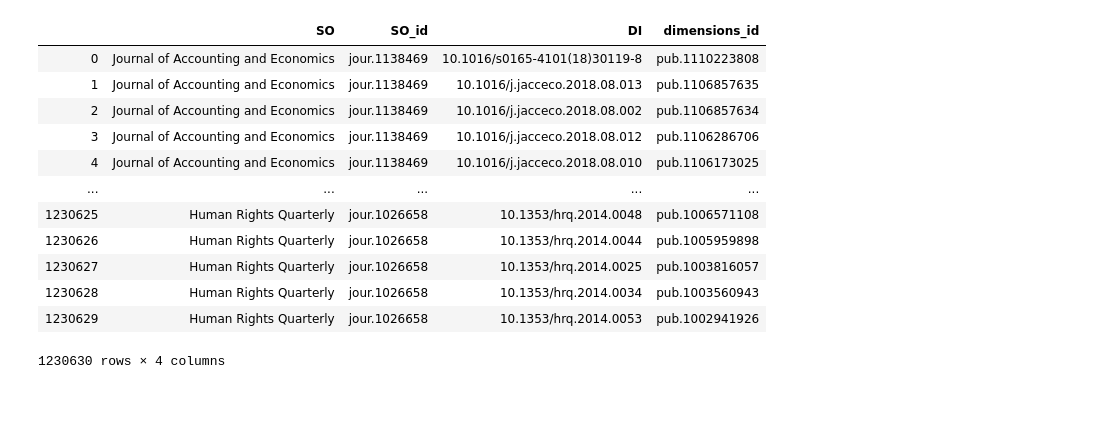
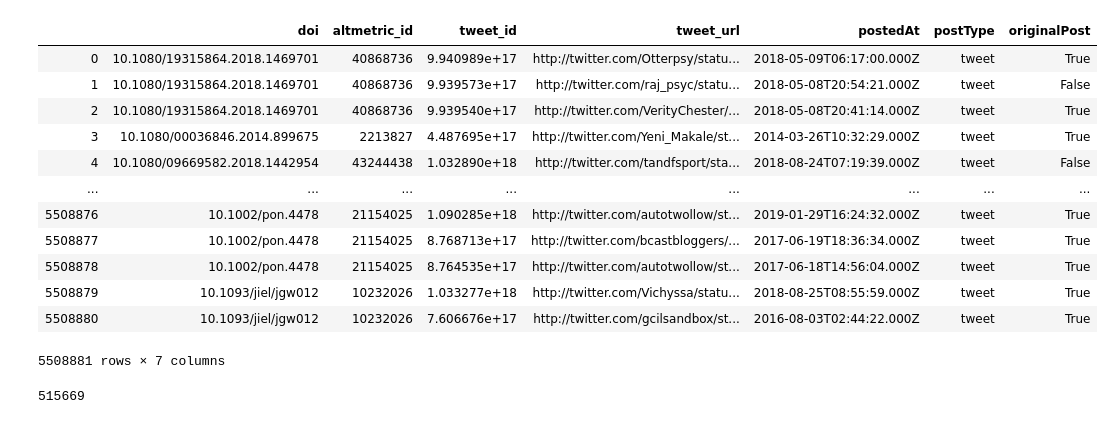
Before and after one commit to gumuxiansheng/AltmetricGrab, a Jupyter notebook: merge_files.ipynb, the cells around one changed output. Saved outputs shown, nothing was run; the diff lists cells and outputs as text; code cells hidden in the pictures.

```diff
--- a/merge_files.ipynb
+++ b/merge_files.ipynb
@@ -93,17 +178,21 @@ df_all.to_csv('SUSTC_Journals/articles_all/all.csv', index=False)
 # %%
-df_all = pd.read_csv('SUSTC_Journals/articles_all/all.csv')
-df_all
+df_all_tweets = pd.read_csv('SUSTC_Journals/articles_all/article_tweets_altmetric/all.csv')
+df_all_tweets
 # %% [output]
-|  | SO | SO_id | DI | dimensions_id |
-| 0 | Journal of Accounting and Economics | jour.1138469 | 10.1016/s0165-4101(18)30119-8 | pub.1110223808 |
-| 1 | Journal of Accounting and Economics | jour.1138469 | 10.1016/j.jacceco.2018.08.013 | pub.1106857635 |
-| 2 | Journal of Accounting and Economics | jour.1138469 | 10.1016/j.jacceco.2018.08.002 | pub.1106857634 |
-| 3 | Journal of Accounting and Economics | jour.1138469 | 10.1016/j.jacceco.2018.08.012 | pub.1106286706 |
-| 4 | Journal of Accounting and Economics | jour.1138469 | 10.1016/j.jacceco.2018.08.010 | pub.1106173025 |
-| ... | ... | ... | ... | ... |
-| 1230625 | Human Rights Quarterly | jour.1026658 | 10.1353/hrq.2014.0048 | pub.1006571108 |
-| 1230626 | Human Rights Quarterly | jour.1026658 | 10.1353/hrq.2014.0044 | pub.1005959898 |
-| 1230627 | Human Rights Quarterly | jour.1026658 | 10.1353/hrq.2014.0025 | pub.1003816057 |
-| 1230628 | Human Rights Quarterly | jour.1026658 | 10.1353/hrq.2014.0034 | pub.1003560943 |
-| 1230629 | Human Rights Quarterly | jour.1026658 | 10.1353/hrq.2014.0053 | pub.1002941926 |
+|  | doi | altmetric_id | tweet_id | tweet_url | postedAt | postType | originalPost |
+| 0 | 10.1080/19315864.2018.1469701 | 40868736 | 9.940989e+17 | http://twitter.com/Otterpsy/statu... | 2018-05-09T06:17:00.000Z | tweet | True |
+| 1 | 10.1080/19315864.2018.1469701 | 40868736 | 9.939573e+17 | http://twitter.com/raj_psyc/statu... | 2018-05-08T20:54:21.000Z | tweet | False |
+| 2 | 10.1080/19315864.2018.1469701 | 40868736 | 9.939540e+17 | http://twitter.com/VerityChester/... | 2018-05-08T20:41:14.000Z | tweet | True |
+| 3 | 10.1080/00036846.2014.899675 | 2213827 | 4.487695e+17 | http://twitter.com/Yeni_Makale/st... | 2014-03-26T10:32:29.000Z | tweet | True |
+| 4 | 10.1080/09669582.2018.1442954 | 43244438 | 1.032890e+18 | http://twitter.com/tandfsport/sta... | 2018-08-24T07:19:39.000Z | tweet | False |
+| ... | ... | ... | ... | ... | ... | ... | ... |
+| 5508876 | 10.1002/pon.4478 | 21154025 | 1.090285e+18 | http://twitter.com/autotwollow/st... | 2019-01-29T16:24:32.000Z | tweet | True |
+| 5508877 | 10.1002/pon.4478 | 21154025 | 8.768713e+17 | http://twitter.com/bcastbloggers/... | 2017-06-19T18:36:34.000Z | tweet | True |
+| 5508878 | 10.1002/pon.4478 | 21154025 | 8.764535e+17 | http://twitter.com/autotwollow/st... | 2017-06-18T14:56:04.000Z | tweet | True |
+| 5508879 | 10.1093/jiel/jgw012 | 10232026 | 1.033277e+18 | http://twitter.com/Vichyssa/statu... | 2018-08-25T08:55:59.000Z | tweet | True |
+| 5508880 | 10.1093/jiel/jgw012 | 10232026 | 7.606676e+17 | http://twitter.com/gcilsandbox/st... | 2016-08-03T02:44:22.000Z | tweet | True |
-1230630 rows × 4 columns
+5508881 rows × 7 columns
+# %%
+df_all_tweets['doi'].nunique()
+# %% [output]
+515669
```
Also changed, not shown: parts of 25 cells of this notebook, 8 other files.
